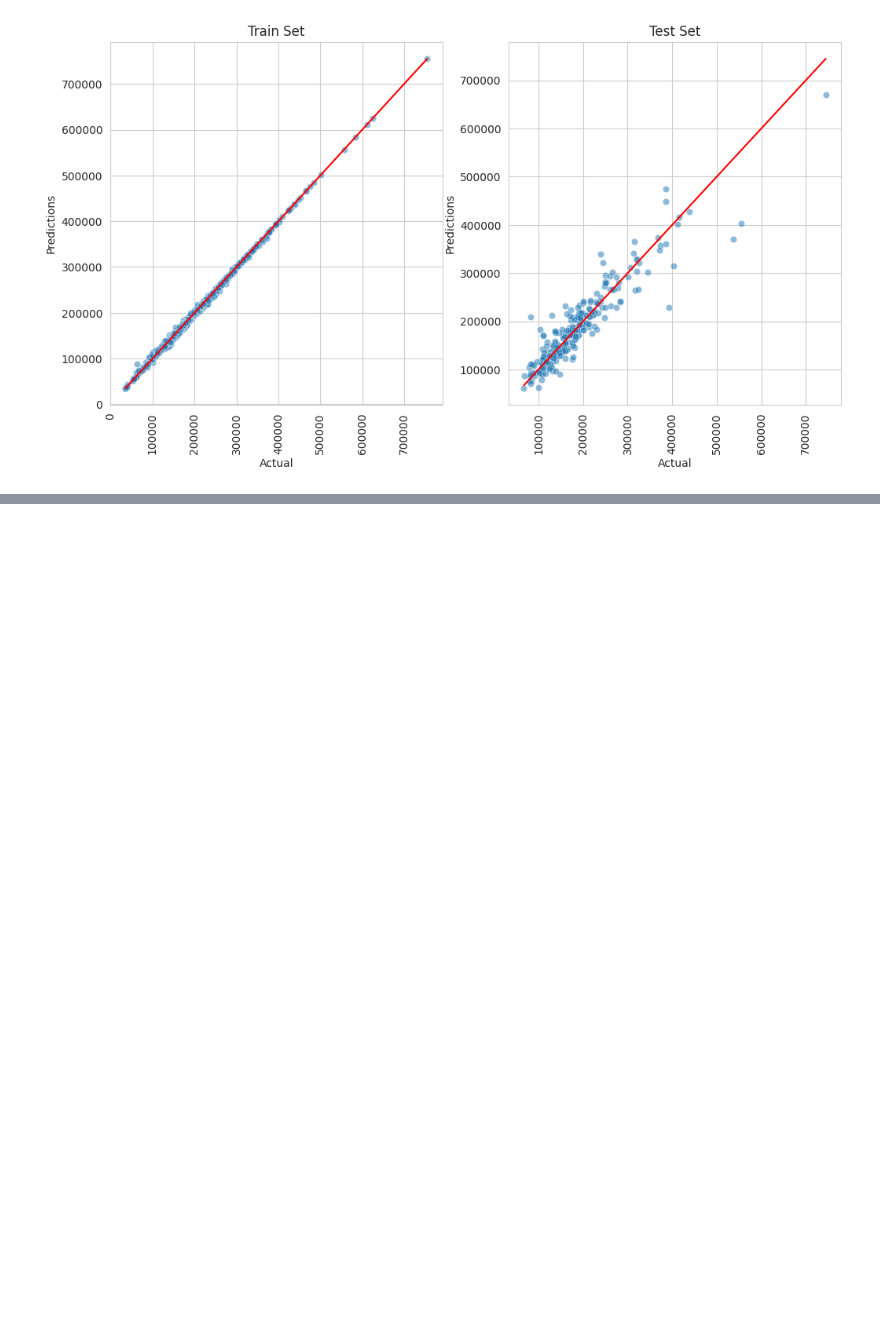
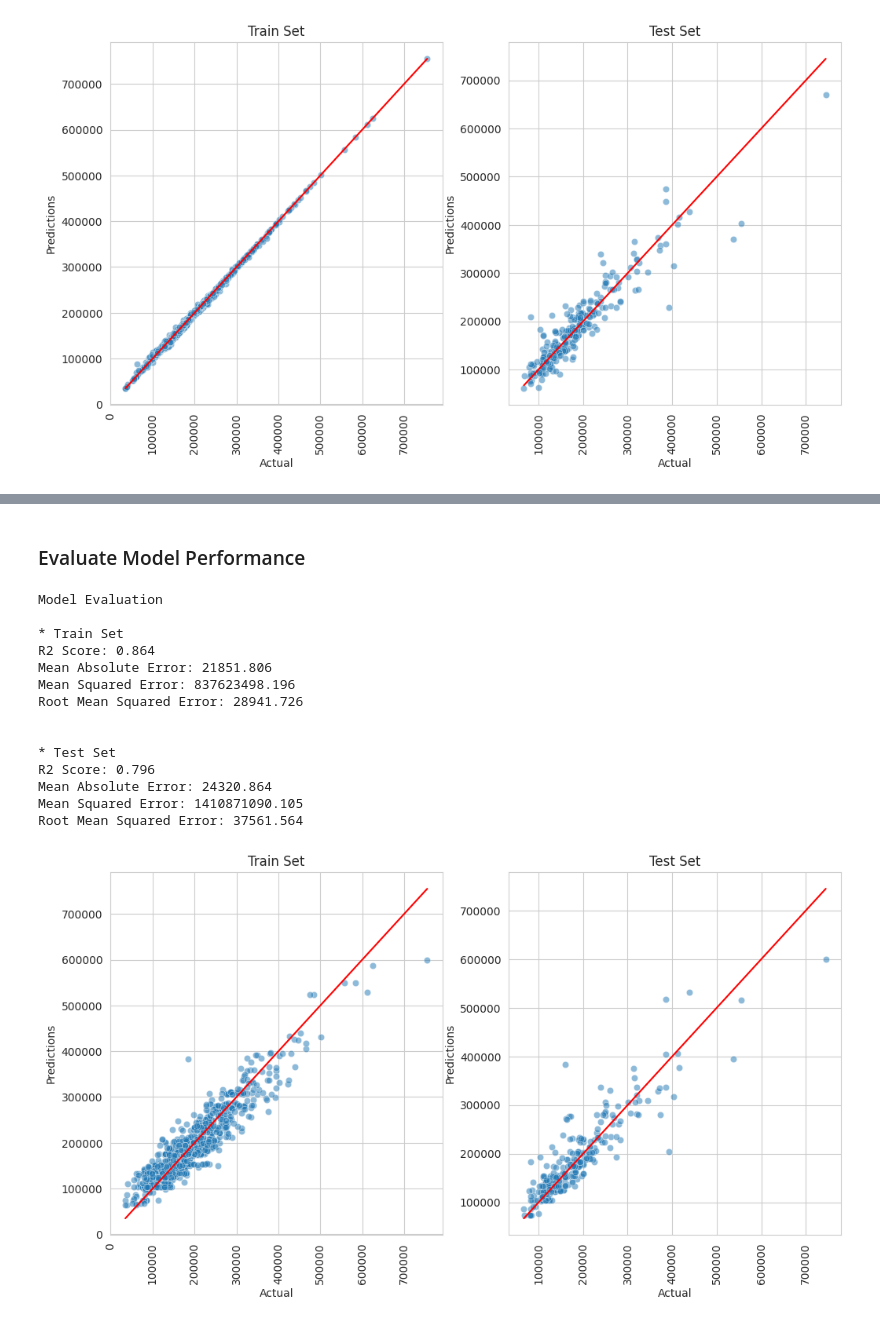
Before and after one commit to James-Burch/PP5-ML-PROJECT, a Jupyter notebook: jupyter_notebooks/5.Modeling and Evaluation - Predict House Price.ipynb, the cells around one changed output, grey strips where cells are left out. Saved outputs shown, nothing was run; the diff lists cells and outputs as text; code cells hidden in the pictures; blank space fills up the shorter version.

```diff
--- a/jupyter_notebooks/5.Modeling and Evaluation - Predict House Price.ipynb
+++ b/jupyter_notebooks/5.Modeling and Evaluation - Predict House Price.ipynb
@@ -540,0 +614,21 @@ Root Mean Squared Error: 30643.583
+# %% [markdown]
+### Evaluate Model Performance
+# %%
+regression_performance(X_train, y_train, X_test, y_test,best_pipeline)
+regression_evaluation_plots(X_train, y_train, X_test, y_test, best_pipeline)
+# %% [output]
+Model Evaluation
+
+* Train Set
+R2 Score: 0.864
+Mean Absolute Error: 21851.806
+Mean Squared Error: 837623498.196
+Root Mean Squared Error: 28941.726
+
+
+* Test Set
+R2 Score: 0.796
+Mean Absolute Error: 24320.864
+Mean Squared Error: 1410871090.105
+Root Mean Squared Error: 37561.564
+[figure, added]
```
Also changed, not shown: parts of 37 cells of this notebook.
